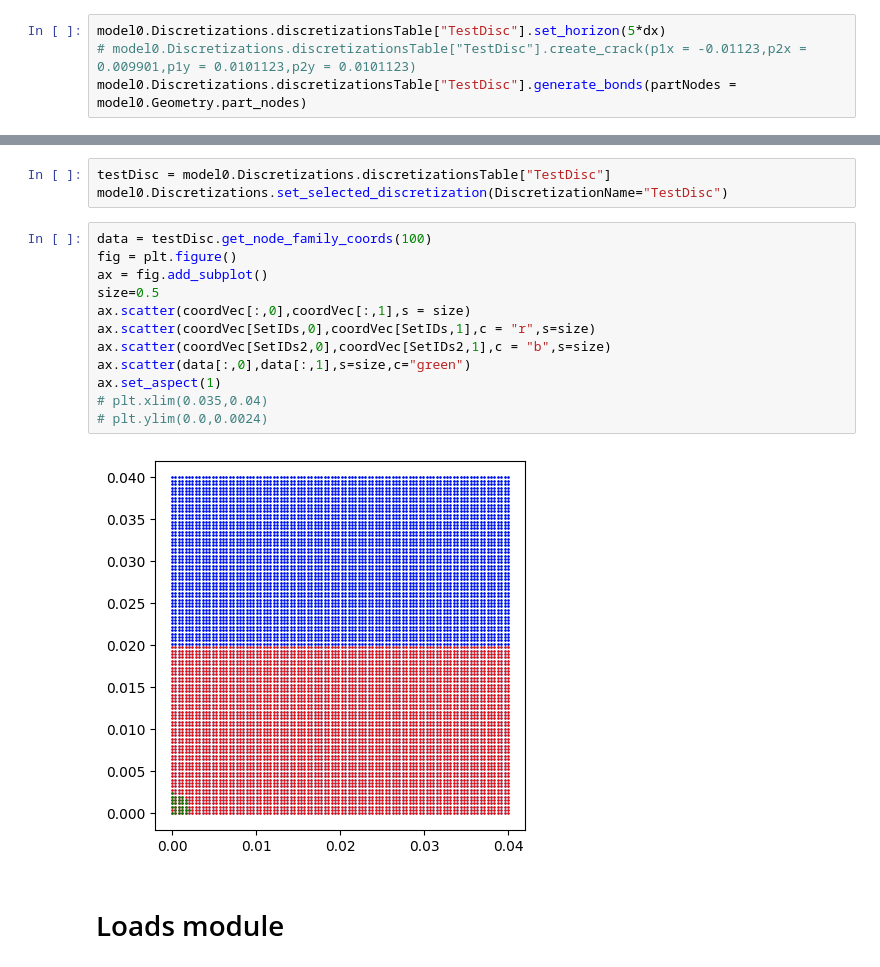
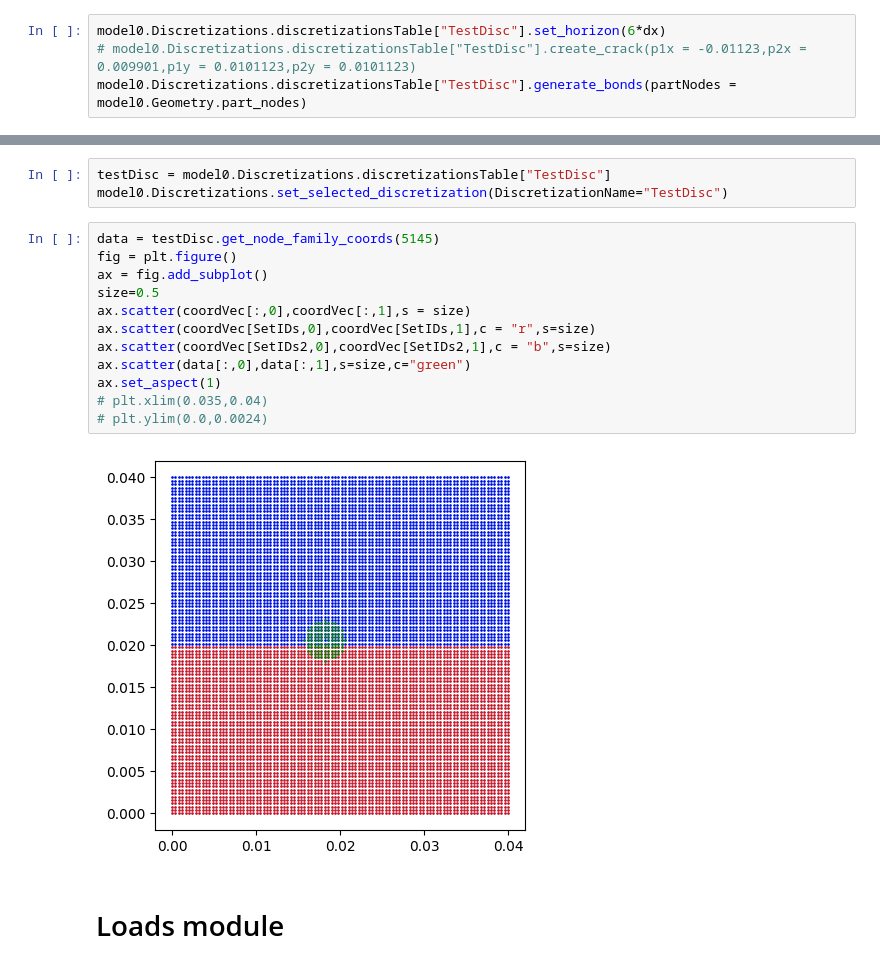
Before and after one commit to fjerenec/Verse2, a Jupyter notebook: main/SED-Interface.ipynb, the cells around one changed output, grey strips where cells are left out. Drawn from its saved outputs; the diff is of its cells as text.

```diff
--- a/main/SED-Interface.ipynb
+++ b/main/SED-Interface.ipynb
@@ -153,7 +153,7 @@ Again... we have a main "Discretisations" class through which we create single "
 # %%
 model0.Discretizations.create_discretization("TestDisc")
 # %%
-model0.Discretizations.discretizationsTable["TestDisc"].set_horizon(5*dx)
+model0.Discretizations.discretizationsTable["TestDisc"].set_horizon(6*dx)
 # model0.Discretizations.discretizationsTable["TestDisc"].create_crack(p1x = -0.01123,p2x = 0.009901,p1y = 0.0101123,p2y = 0.0101123)
 model0.Discretizations.discretizationsTable["TestDisc"].generate_bonds(partNodes = model0.Geometry.part_nodes)
 # %%
@@ -166,19 +166,19 @@ False
 testDisc = model0.Discretizations.discretizationsTable["TestDisc"]
 model0.Discretizations.set_selected_discretization(DiscretizationName="TestDisc")
 # %%
-data = testDisc.get_node_family_coords(100)
+data = testDisc.get_node_family_coords(5145)
 fig = plt.figure()
 ax = fig.add_subplot()
 size=0.5
 ax.scatter(coordVec[:,0],coordVec[:,1],s = size)
 ax.scatter(coordVec[SetIDs,0],coordVec[SetIDs,1],c = "r",s=size)
 ax.scatter(coordVec[SetIDs2,0],coordVec[SetIDs2,1],c = "b",s=size)
 ax.scatter(data[:,0],data[:,1],s=size,c="green")
 ax.set_aspect(1)
 # plt.xlim(0.035,0.04)
 # plt.ylim(0.0,0.0024)
 # %% [output]
-[figure, old version]
+[figure, new version]
 # %% [markdown]
 # Loads module
 # %%
```
Also changed, not shown: parts of 8 cells of this notebook, 3 other files.
